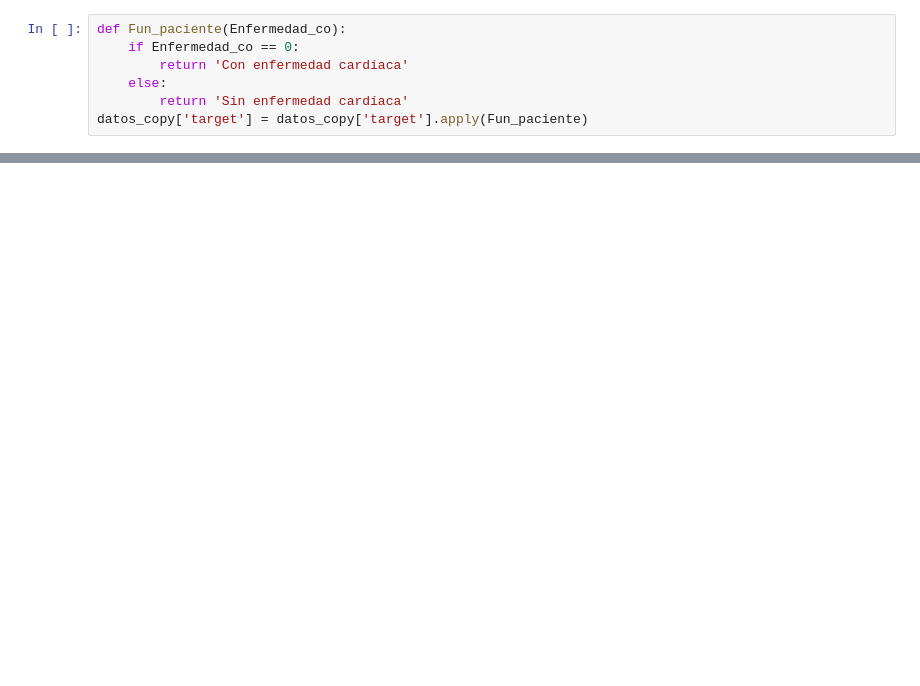
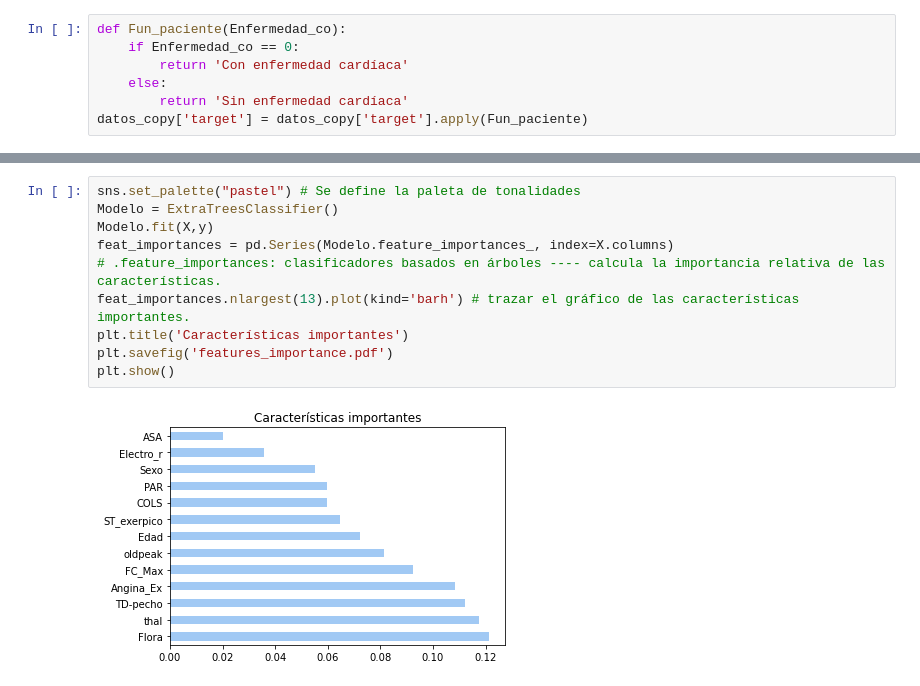
Before and after one commit to AgudeloKimy/ComputacionAvanzada-Parallel-multiprocessing, a Jupyter notebook: ProyectoML.ipynb, the cells around one changed output, grey strips where cells are left out. Drawn from its saved outputs; the diff is of its cells as text; blank space fills up the shorter version.

```diff
--- a/ProyectoML.ipynb
+++ b/ProyectoML.ipynb
@@ -317,0 +386,12 @@ plt.show()
+# %%
+sns.set_palette("pastel") # Se define la paleta de tonalidades
+Modelo = ExtraTreesClassifier()
+Modelo.fit(X,y)
+feat_importances = pd.Series(Modelo.feature_importances_, index=X.columns)
+# .feature_importances: clasificadores basados en árboles ---- calcula la importancia relativa de las características.
+feat_importances.nlargest(13).plot(kind='barh') # trazar el gráfico de las características importantes.
+plt.title('Características importantes')
+plt.savefig('features_importance.pdf')
+plt.show()
+# %% [output]
+[figure, added]
```
Also changed, not shown: parts of 51 cells of this notebook.
